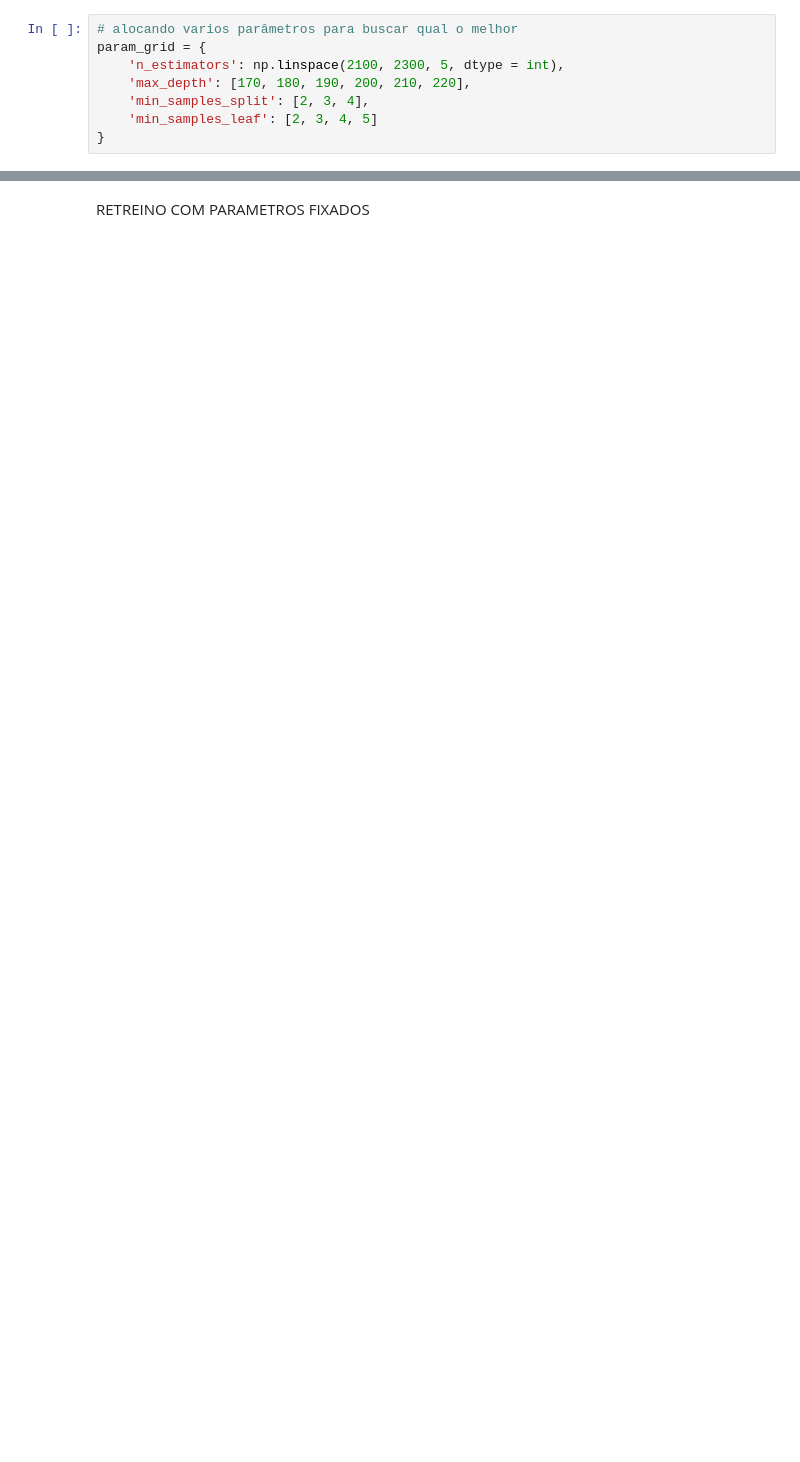
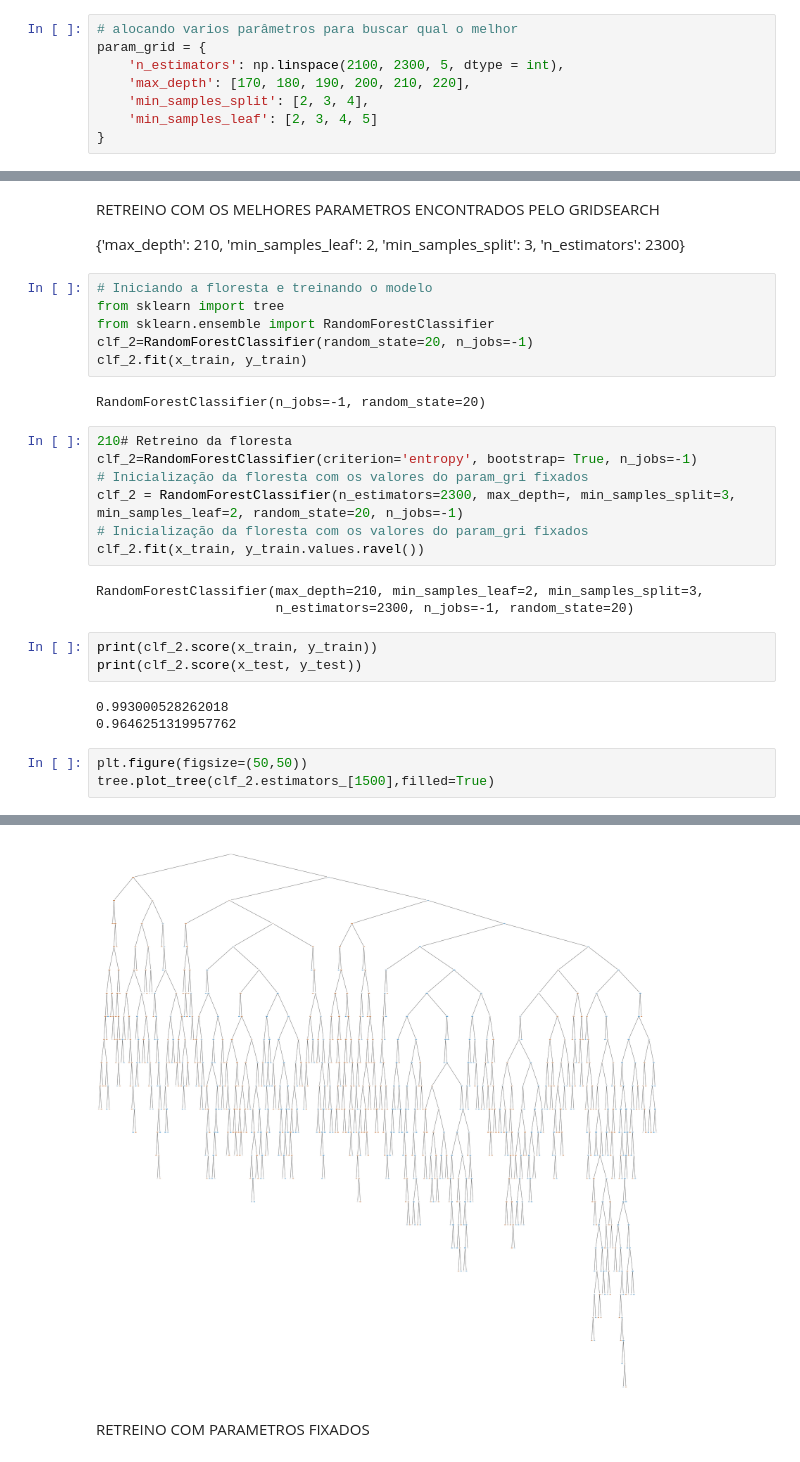
Before and after one commit to gabrielnunesmarques/MachineLearning, a Jupyter notebook: brainstroke.ipynb, the cells around one changed output, grey strips where cells are left out. Cells and saved outputs as stored; diff of their text form; blank space fills up the shorter version.

```diff
--- a/brainstroke.ipynb
+++ b/brainstroke.ipynb
@@ -234,0 +244,35 @@ NameError: name 'best_rf_grid' is not defined
+# %% [markdown]
+RETREINO COM OS MELHORES PARAMETROS ENCONTRADOS PELO GRIDSEARCH
+
+{'max_depth': 210,
+ 'min_samples_leaf': 2,
+ 'min_samples_split': 3,
+ 'n_estimators': 2300}
+# %%
+# Iniciando a floresta e treinando o modelo
+from sklearn import tree
+from sklearn.ensemble import RandomForestClassifier
+clf_2=RandomForestClassifier(random_state=20, n_jobs=-1)
+clf_2.fit(x_train, y_train)
+# %% [output]
+RandomForestClassifier(n_jobs=-1, random_state=20)
+# %%
+210# Retreino da floresta
+clf_2=RandomForestClassifier(criterion='entropy', bootstrap= True, n_jobs=-1)
+# Inicialização da floresta com os valores do param_gri fixados
+clf_2 = RandomForestClassifier(n_estimators=2300, max_depth=, min_samples_split=3, min_samples_leaf=2, random_state=20, n_jobs=-1)
+# Inicialização da floresta com os valores do param_gri fixados
+clf_2.fit(x_train, y_train.values.ravel())
+# %% [output]
+RandomForestClassifier(max_depth=210, min_samples_leaf=2, min_samples_split=3,
+                       n_estimators=2300, n_jobs=-1, random_state=20)
+# %%
+print(clf_2.score(x_train, y_train))
+print(clf_2.score(x_test, y_test))
+# %% [output]
+0.993000528262018
+0.9646251319957762
+# %%
+plt.figure(figsize=(50,50))
+tree.plot_tree(clf_2.estimators_[1500],filled=True)
+# %% [output]
@@ -235,3 +296,4 @@ NameError: name 'best_rf_grid' is not defined
+[figure, added]
 # %% [markdown]
 RETREINO COM PARAMETROS FIXADOS
 # %%
```
Also changed, not shown: parts of 19 cells of this notebook, 6 other files.
